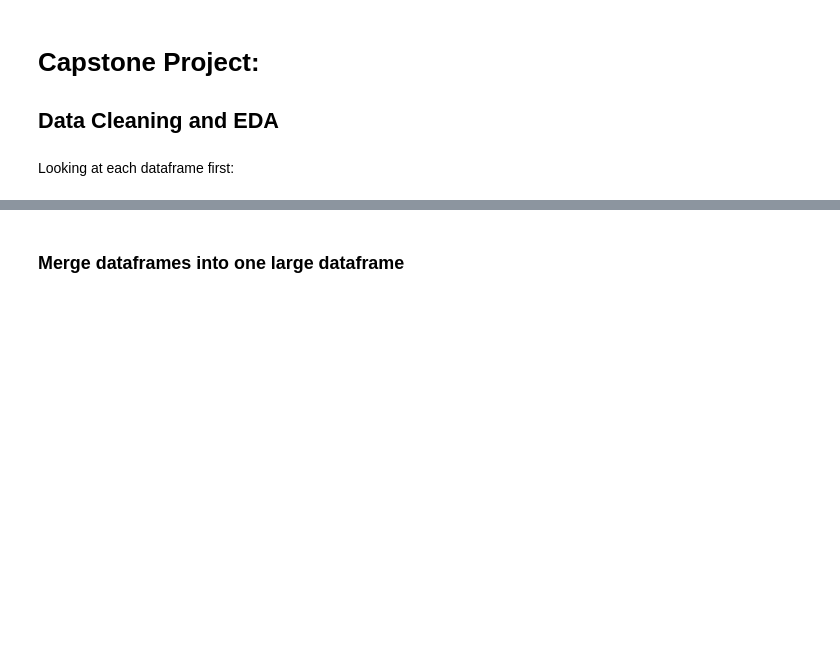
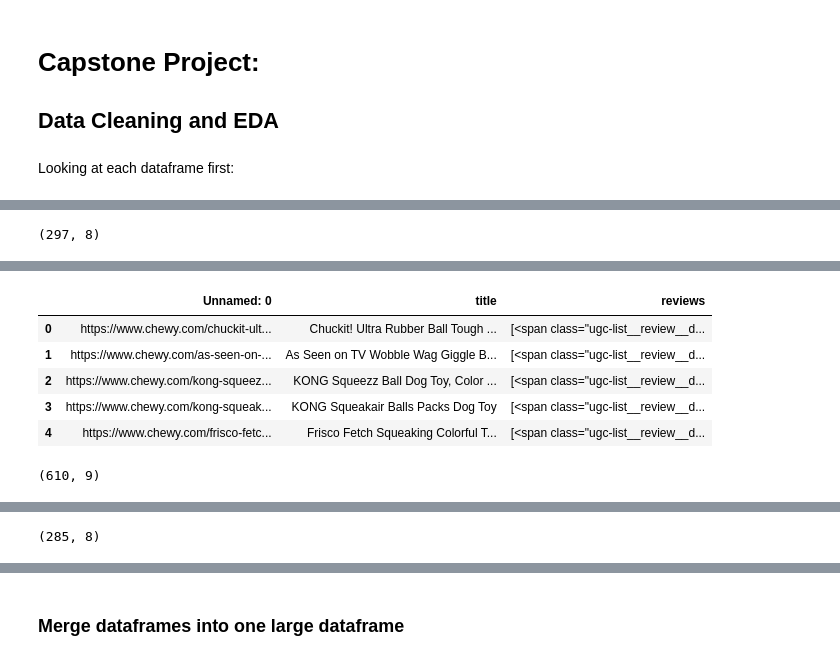
Before and after one commit to haleytaft/capstone, a Jupyter notebook: data-cleaning-eda.ipynb, the cells around one changed output, grey strips where cells are left out. Cells and saved outputs as stored; diff of their text form; code cells hidden in the pictures; blank space fills up the shorter version.

Commit message:
rescraping data

```diff
--- a/data-cleaning-eda.ipynb
+++ b/data-cleaning-eda.ipynb
@@ -32,6 +32,10 @@ chew_df.head(3)
 | 0 | Nylabone Teething Pacifier Puppy ... | $3.59 | ['Every puppy needs a pacifier to... | ['Designed to encourage positive ... | 4_2 | [<span class="ugc-list__review__d... | moderate | chew toys |
 | 1 | KONG Puppy Dog Toy, Color Varies | $6.99 | ["The Puppy KONG dog toy is custo... | ['Unpredictable bounce is great f... | 4_3 | [<span class="ugc-list__review__d... | moderate | chew toys |
 | 2 | Petstages Dogwood Tough Dog Chew Toy | $8.83 | ["Chewing is a natural behavior i... | ['Chew toy that combines real woo... | 4_2 | [<span class="ugc-list__review__d... | moderate | chew toys |
+# %%
+chew_df.shape
+# %% [output]
+(297, 8)
 # %%
 # Fetch Toys
 # need to drop index column -- FIX ONCE YOU FIX THE DATA COLLECTION SIDE
@@ -43,3 +47,14 @@ fetch_df.head(3)
 | 0 | Pet Qwerks Puppy Puck Dog Toy | $6.96 | ['Let the games begin with the Pe... | ['Durable dog toy is great for bo... | 1_8 | [<span class="ugc-list__review__d... | balls | fetch toys |
 | 1 | KONG Classic Flyer Frisbee Dog Toy | $10.99 | ['The KONG Flyer is the best soft... | ['Made out of KONG Classic durabl... | 4_3 | [<span class="ugc-list__review__d... | discs | fetch toys |
 | 2 | Chuckit! Flying Squirrel Dog Toy,... | $8.69 | ["As if chasing a running squirre... | ['Multilayer construction for add... | 4_3 | [<span class="ugc-list__review__d... | discs | fetch toys |
+# %%
+# ball_df that had to be added in due to the addition of toys on chewy.com
+ball_df = pd.read_csv('./data/ball_df.csv')
+ball_df.head()
+# %% [output]
+|  | Unnamed: 0 | title | reviews |
+| 0 | https://www.chewy.com/chuckit-ult... | Chuckit! Ultra Rubber Ball Tough ... | [<span class="ugc-list__review__d... |
+| 1 | https://www.chewy.com/as-seen-on-... | As Seen on TV Wobble Wag Giggle B... | [<span class="ugc-list__review__d... |
+| 2 | https://www.chewy.com/kong-squeez... | KONG Squeezz Ball Dog Toy, Color ... | [<span class="ugc-list__review__d... |
+| 3 | https://www.chewy.com/kong-squeak... | KONG Squeakair Balls Packs Dog Toy | [<span class="ugc-list__review__d... |
+| 4 | https://www.chewy.com/frisco-fetc... | Frisco Fetch Squeaking Colorful T... | [<span class="ugc-list__review__d... |
@@ -46,3 +64,7 @@ fetch_df.head(3)
+# %%
+fetch_df.shape
+# %% [output]
+(610, 9)
 # %%
 # Interactive Toys
 interactive_df.head(3)
@@ -51,6 +73,10 @@ interactive_df.head(3)
 | 0 | KONG Puppy Dog Toy, Color Varies | $6.99 | ["The Puppy KONG dog toy is custo... | ['Unpredictable bounce is great f... | 4_3 | [<span class="ugc-list__review__d... | treat toys & dispensers | interactive toys |
 | 1 | Pet Zone IQ Treat Dispenser Ball ... | $12.45 | ['Have your pet work for his trea... | ['Mentally and physically engages... | 3_7 | [<span class="ugc-list__review__d... | treat toys & dispensers | interactive toys |
 | 2 | Starmark Everlasting Treat Bento ... | $12.16 | ["The Everlasting Treat Bento Bal... | ['Includes an edible chicken-flav... | 3_3 | [<span class="ugc-list__review__d... | treat toys & dispensers | interactive toys |
+# %%
+interactive_df.shape
+# %% [output]
+(285, 8)
 # %%
 plush_df.head(3)
 # %% [output]
```
Also changed, not shown: parts of 4 cells of this notebook, 5 other files.
